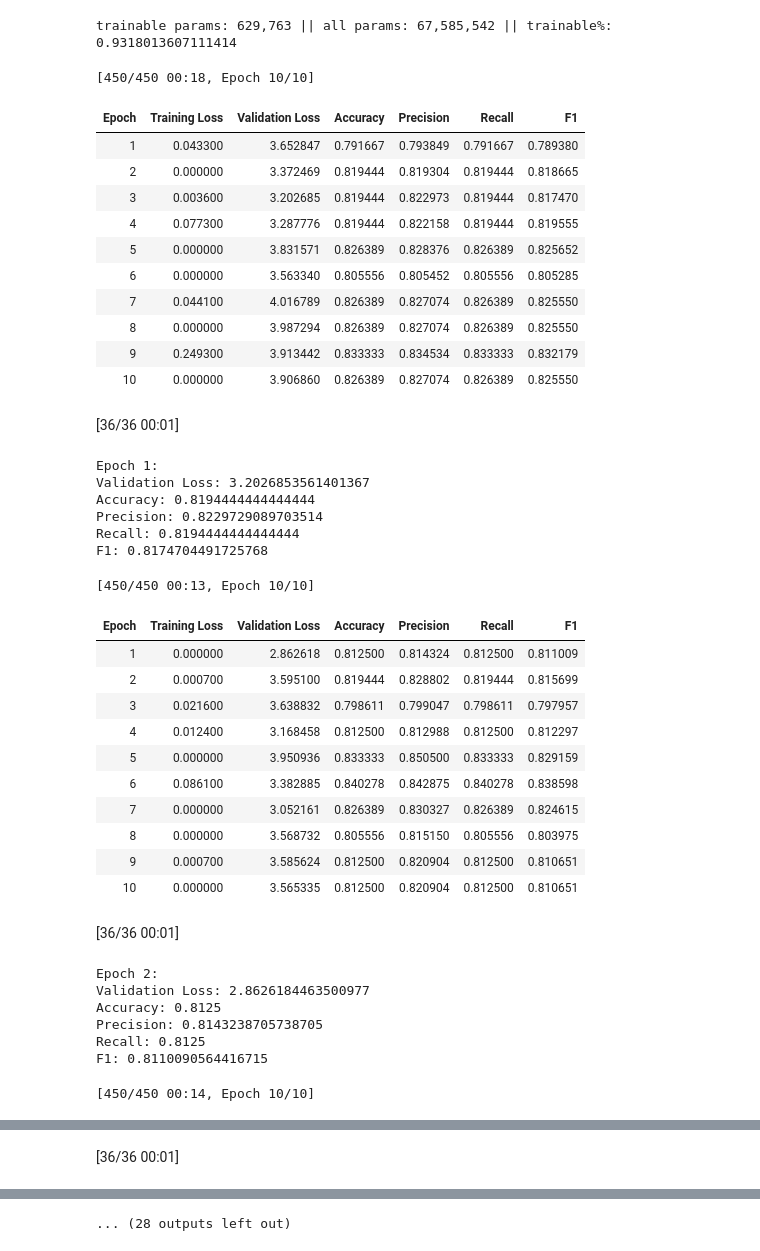
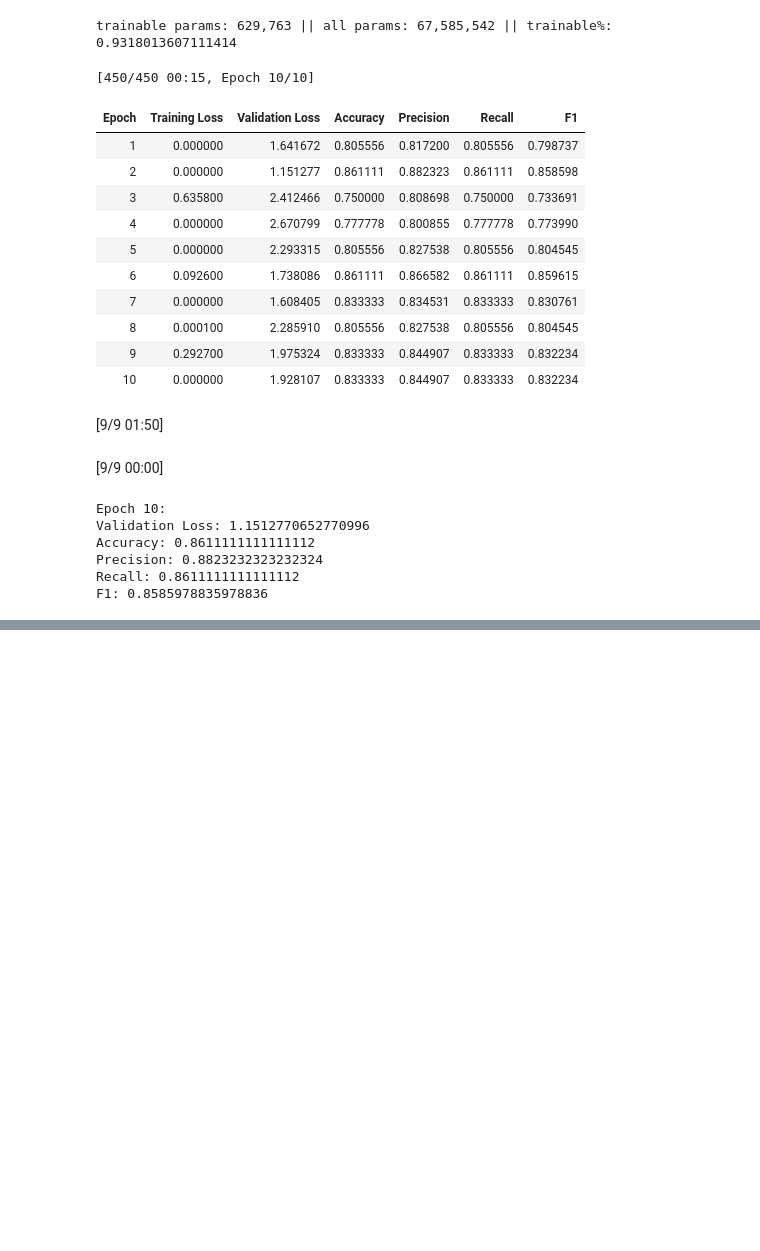
Before and after one commit to Rhosen23/Metaphor, a Jupyter notebook: metaphor.ipynb, the cells around one changed output, grey strips where cells are left out. Saved outputs shown, nothing was run; the diff lists cells and outputs as text; code cells hidden in the pictures; blank space fills up the shorter version.

```diff
--- a/metaphor.ipynb
+++ b/metaphor.ipynb
@@ -250,59 +255,38 @@ trainer = Trainer(
     model=model,
     args=training_args,
     train_dataset=tokenized_dataset["train"],
-    eval_dataset=tokenized_dataset["test"],
+    eval_dataset=tokenized_dataset["validation"],
     tokenizer=tokenizer,
     data_collator=data_collator, # this will dynamically pad examples in each batch to be equal length
     compute_metrics=compute_metrics,
 )
 # %%
-# train model
-for epoch in range(training_args.num_train_epochs):
-    trainer.train()
-    evaluation_results = trainer.evaluate()
-    print(f"Epoch {epoch+1}:")
-    print("Validation Loss:", evaluation_results['eval_loss'])
-    print("Accuracy:", evaluation_results['eval_accuracy'])  # 修改此行
-    print("Precision:", evaluation_results['eval_precision'])  # 修改此行
-    print("Recall:", evaluation_results['eval_recall'])  # 修改此行
-    print("F1:", evaluation_results['eval_f1'])  # 修改此行
+trainer.train()
+evaluation_results = trainer.evaluate()
+print(f"Epoch {epoch+1}:")
+print("Validation Loss:", evaluation_results['eval_loss'])
+print("Accuracy:", evaluation_results['eval_accuracy'])  # 修改此行
+print("Precision:", evaluation_results['eval_precision'])  # 修改此行
+print("Recall:", evaluation_results['eval_recall'])  # 修改此行
+print("F1:", evaluation_results['eval_f1'])  # 修改此行
 # %% [output]
-[450/450 00:18, Epoch 10/10]
+[450/450 00:15, Epoch 10/10]
 | Epoch | Training Loss | Validation Loss | Accuracy | Precision | Recall | F1 |
-| 1 | 0.043300 | 3.652847 | 0.791667 | 0.793849 | 0.791667 | 0.789380 |
-| 2 | 0.000000 | 3.372469 | 0.819444 | 0.819304 | 0.819444 | 0.818665 |
-| 3 | 0.003600 | 3.202685 | 0.819444 | 0.822973 | 0.819444 | 0.817470 |
-| 4 | 0.077300 | 3.287776 | 0.819444 | 0.822158 | 0.819444 | 0.819555 |
-| 5 | 0.000000 | 3.831571 | 0.826389 | 0.828376 | 0.826389 | 0.825652 |
-| 6 | 0.000000 | 3.563340 | 0.805556 | 0.805452 | 0.805556 | 0.805285 |
-| 7 | 0.044100 | 4.016789 | 0.826389 | 0.827074 | 0.826389 | 0.825550 |
-| 8 | 0.000000 | 3.987294 | 0.826389 | 0.827074 | 0.826389 | 0.825550 |
-| 9 | 0.249300 | 3.913442 | 0.833333 | 0.834534 | 0.833333 | 0.832179 |
-| 10 | 0.000000 | 3.906860 | 0.826389 | 0.827074 | 0.826389 | 0.825550 |
+| 1 | 0.000000 | 1.641672 | 0.805556 | 0.817200 | 0.805556 | 0.798737 |
+| 2 | 0.000000 | 1.151277 | 0.861111 | 0.882323 | 0.861111 | 0.858598 |
+| 3 | 0.635800 | 2.412466 | 0.750000 | 0.808698 | 0.750000 | 0.733691 |
+| 4 | 0.000000 | 2.670799 | 0.777778 | 0.800855 | 0.777778 | 0.773990 |
+| 5 | 0.000000 | 2.293315 | 0.805556 | 0.827538 | 0.805556 | 0.804545 |
+| 6 | 0.092600 | 1.738086 | 0.861111 | 0.866582 | 0.861111 | 0.859615 |
+| 7 | 0.000000 | 1.608405 | 0.833333 | 0.834531 | 0.833333 | 0.830761 |
+| 8 | 0.000100 | 2.285910 | 0.805556 | 0.827538 | 0.805556 | 0.804545 |
+| 9 | 0.292700 | 1.975324 | 0.833333 | 0.844907 | 0.833333 | 0.832234 |
+| 10 | 0.000000 | 1.928107 | 0.833333 | 0.844907 | 0.833333 | 0.832234 |
-[36/36 00:01]
+[9/9 01:50]
+[9/9 00:00]
-Epoch 1:
-Validation Loss: 3.2026853561401367
-Accuracy: 0.8194444444444444
-Precision: 0.8229729089703514
-Recall: 0.8194444444444444
-F1: 0.8174704491725768
+Epoch 10:
+Validation Loss: 1.1512770652770996
+Accuracy: 0.8611111111111112
+Precision: 0.8823232323232324
+Recall: 0.8611111111111112
+F1: 0.8585978835978836
-[450/450 00:13, Epoch 10/10]
-| Epoch | Training Loss | Validation Loss | Accuracy | Precision | Recall | F1 |
-| 1 | 0.000000 | 2.862618 | 0.812500 | 0.814324 | 0.812500 | 0.811009 |
-| 2 | 0.000700 | 3.595100 | 0.819444 | 0.828802 | 0.819444 | 0.815699 |
-| 3 | 0.021600 | 3.638832 | 0.798611 | 0.799047 | 0.798611 | 0.797957 |
-| 4 | 0.012400 | 3.168458 | 0.812500 | 0.812988 | 0.812500 | 0.812297 |
-| 5 | 0.000000 | 3.950936 | 0.833333 | 0.850500 | 0.833333 | 0.829159 |
-| 6 | 0.086100 | 3.382885 | 0.840278 | 0.842875 | 0.840278 | 0.838598 |
-| 7 | 0.000000 | 3.052161 | 0.826389 | 0.830327 | 0.826389 | 0.824615 |
-| 8 | 0.000000 | 3.568732 | 0.805556 | 0.815150 | 0.805556 | 0.803975 |
-| 9 | 0.000700 | 3.585624 | 0.812500 | 0.820904 | 0.812500 | 0.810651 |
-| 10 | 0.000000 | 3.565335 | 0.812500 | 0.820904 | 0.812500 | 0.810651 |
-[36/36 00:01]
-Epoch 2:
-Validation Loss: 2.8626184463500977
-Accuracy: 0.8125
-Precision: 0.8143238705738705
-Recall: 0.8125
-F1: 0.8110090564416715
-[450/450 00:14, Epoch 10/10]
@@ -320 +292,0 @@ F1: 0.8110090564416715
-[36/36 00:01]
@@ -327,4 +293,3 @@ F1: 0.818099302933503
-... (28 outputs left out)
 # %%
 print("All evaluation results:", evaluation_results)
 # %% [output]
```
Also changed, not shown: parts of 6 cells of this notebook.
